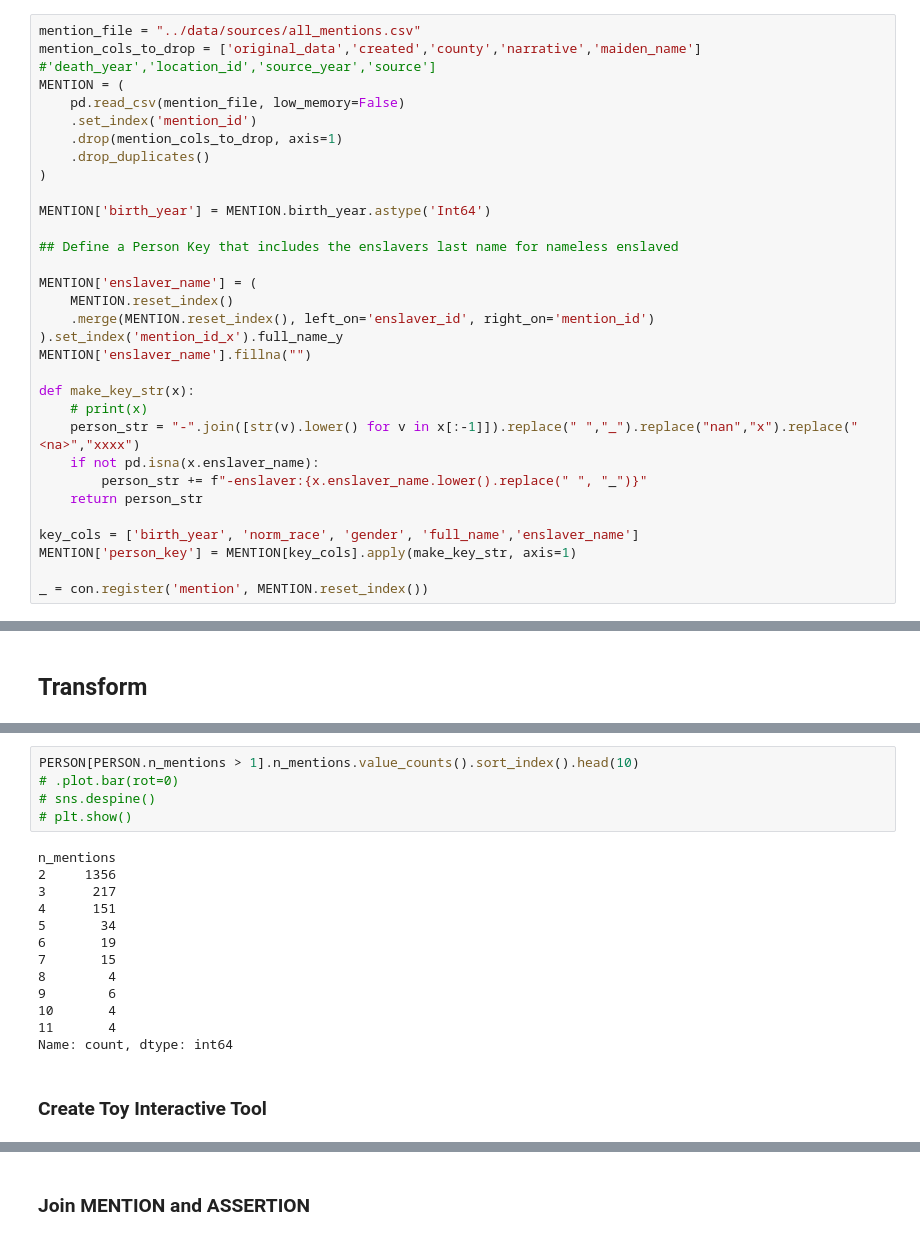
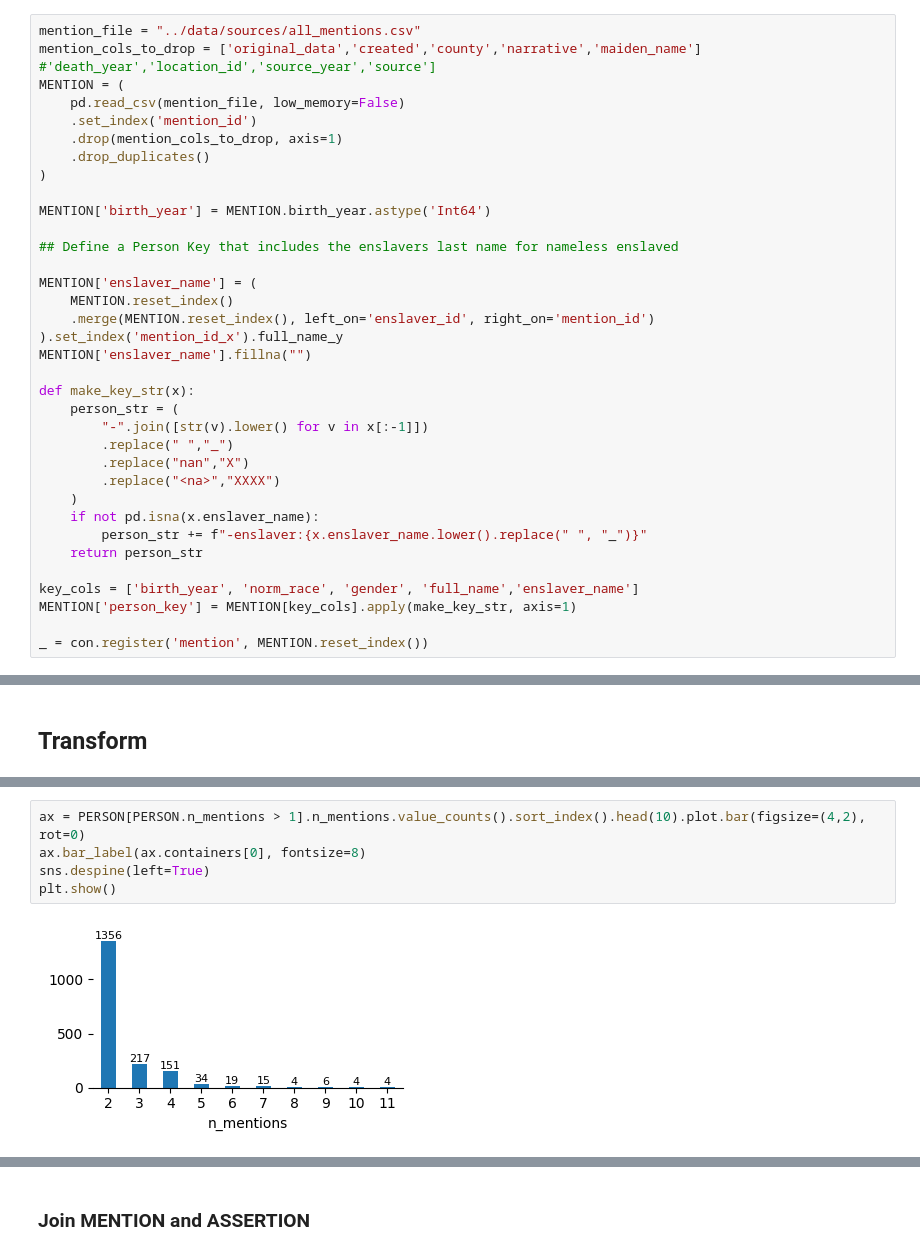
Before and after one commit to ontoligent/know-their-names, a Jupyter notebook: notebooks/01-import.ipynb, the cells around one changed output, grey strips where cells are left out. Saved outputs shown, nothing was run; the diff lists cells and outputs as text.

```diff
--- a/notebooks/01-import.ipynb
+++ b/notebooks/01-import.ipynb
@@ -44,8 +44,12 @@ MENTION['enslaver_name'] = (
 MENTION['enslaver_name'].fillna("")
 
 def make_key_str(x):
-    # print(x)
-    person_str = "-".join([str(v).lower() for v in x[:-1]]).replace(" ","_").replace("nan","x").replace("<na>","xxxx")
+    person_str = (
+        "-".join([str(v).lower() for v in x[:-1]])
+        .replace(" ","_")
+        .replace("nan","X")
+        .replace("<na>","XXXX")
+    )
     if not pd.isna(x.enslaver_name):
         person_str += f"-enslaver:{x.enslaver_name.lower().replace(" ", "_")}"
     return person_str
@@ -116,20 +125,7 @@ PERSON.sample(10)
 # %%
-PERSON[PERSON.n_mentions > 1].n_mentions.value_counts().sort_index().head(10)
-# .plot.bar(rot=0)
-# sns.despine()
-# plt.show()
+ax = PERSON[PERSON.n_mentions > 1].n_mentions.value_counts().sort_index().head(10).plot.bar(figsize=(4,2), rot=0)
+ax.bar_label(ax.containers[0], fontsize=8)
+sns.despine(left=True)
+plt.show()
 # %% [output]
-n_mentions
-2     1356
-3      217
-4      151
-5       34
-6       19
-7       15
-8        4
-9        6
-10       4
-11       4
-Name: count, dtype: int64
+[figure, added]
-# %% [markdown]
-### Create Toy Interactive Tool
```
Also changed, not shown: parts of 24 cells of this notebook, 6 other files.
